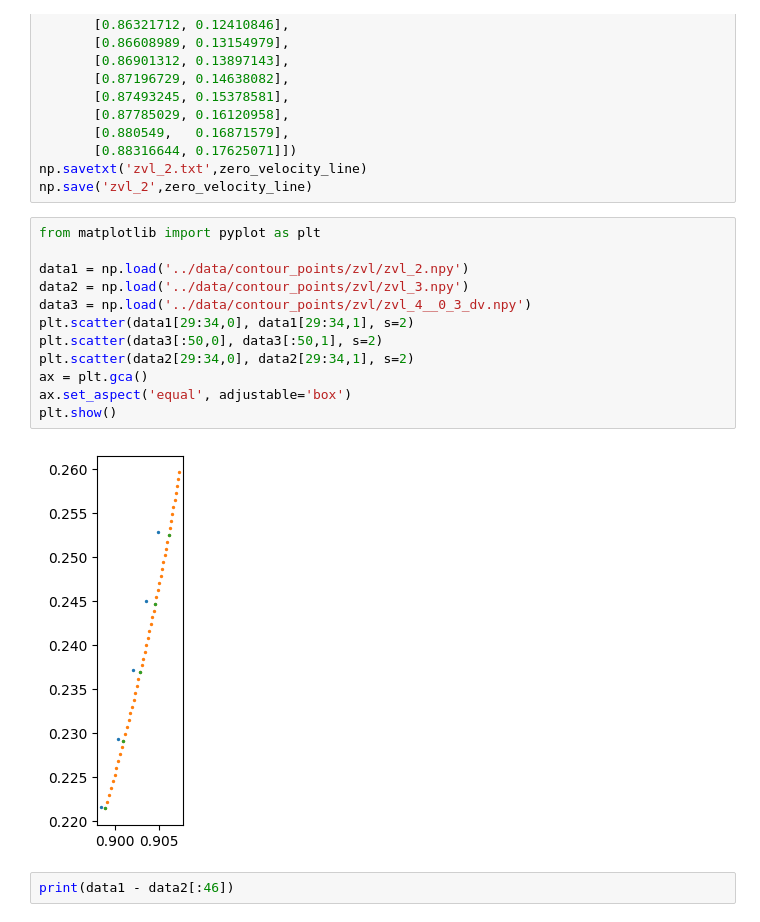
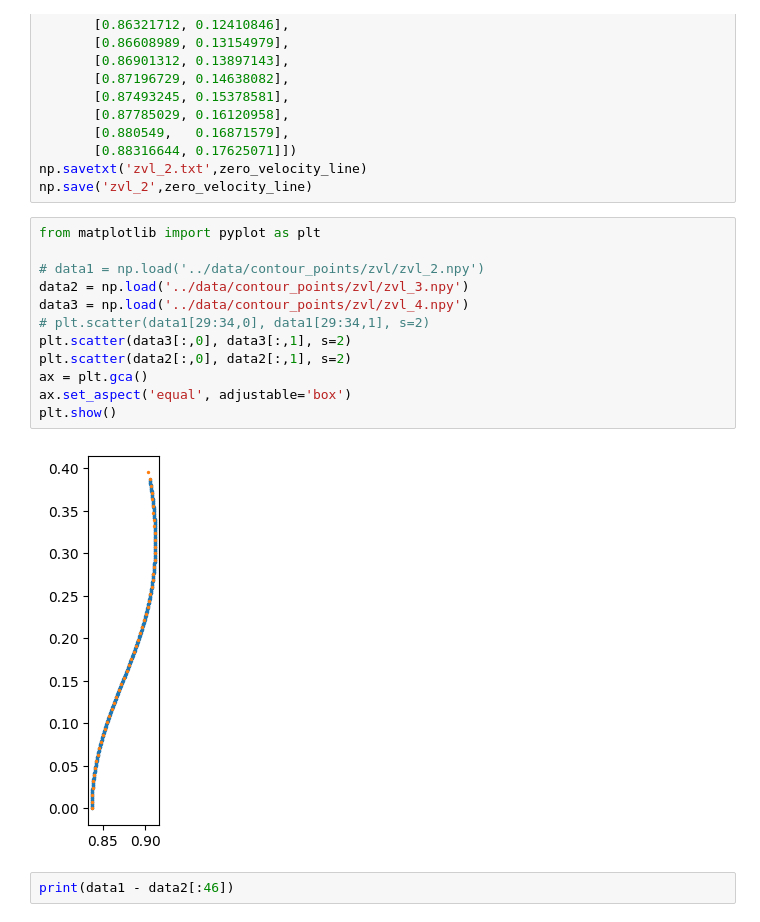
Before and after one commit to tka4nik/crtbp_diploma, a Jupyter notebook: surfaces_method/initial_state_map_zero_velocity_line.ipynb, the cells around one changed output. Saved outputs shown, nothing was run; the diff lists cells and outputs as text.

```diff
--- a/surfaces_method/initial_state_map_zero_velocity_line.ipynb
+++ b/surfaces_method/initial_state_map_zero_velocity_line.ipynb
@@ -148,17 +148,17 @@ np.save('zvl_2',zero_velocity_line)
 # %%
 from matplotlib import pyplot as plt
 
-data1 = np.load('../data/contour_points/zvl/zvl_2.npy')
+# data1 = np.load('../data/contour_points/zvl/zvl_2.npy')
 data2 = np.load('../data/contour_points/zvl/zvl_3.npy')
-data3 = np.load('../data/contour_points/zvl/zvl_4__0_3_dv.npy')
-plt.scatter(data1[29:34,0], data1[29:34,1], s=2)
-plt.scatter(data3[:50,0], data3[:50,1], s=2)
-plt.scatter(data2[29:34,0], data2[29:34,1], s=2)
+data3 = np.load('../data/contour_points/zvl/zvl_4.npy')
+# plt.scatter(data1[29:34,0], data1[29:34,1], s=2)
+plt.scatter(data3[:,0], data3[:,1], s=2)
+plt.scatter(data2[:,0], data2[:,1], s=2)
 ax = plt.gca()
 ax.set_aspect('equal', adjustable='box')
 plt.show()
 # %% [output]
-[figure, old version]
+[figure, new version]
 # %%
 print(data1 - data2[:46])
 # %% [output]
```
Also changed, not shown: 28 other files.
